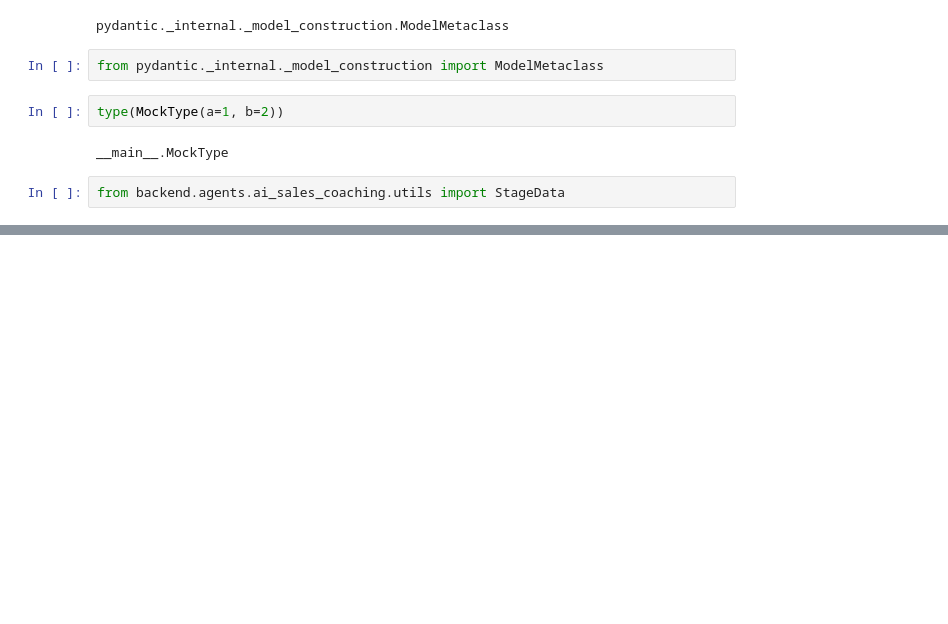
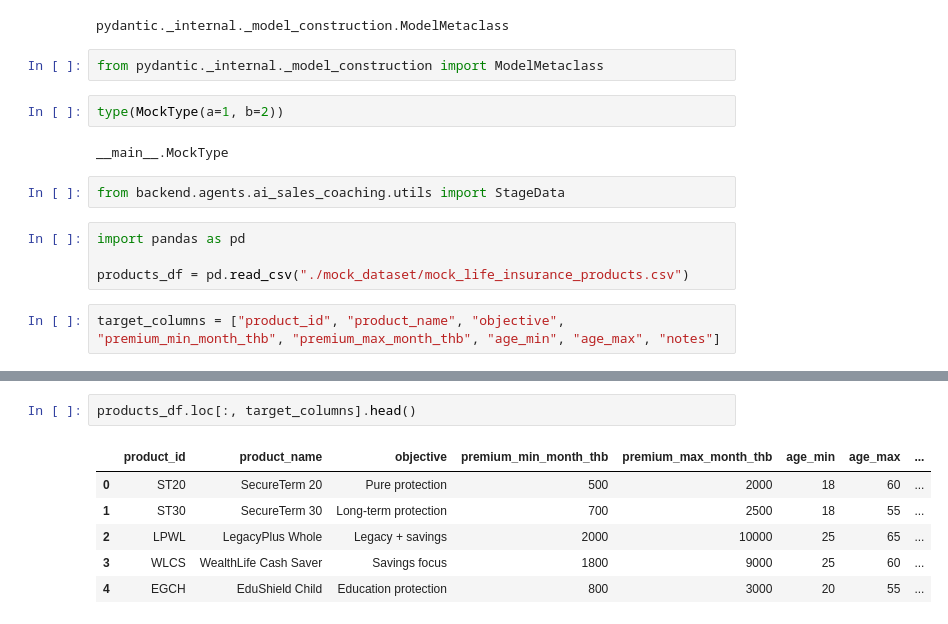
Before and after one commit to datanooblol/leonidas-hermes, a Jupyter notebook: backend/test_idea.ipynb, the cells around one changed output, grey strips where cells are left out. Cells and saved outputs as stored; diff of their text form; blank space fills up the shorter version.

```diff
--- a/backend/test_idea.ipynb
+++ b/backend/test_idea.ipynb
@@ -756,3 +756,9 @@ type(MockType(a=1, b=2))
 __main__.MockType
 # %%
 from backend.agents.ai_sales_coaching.utils import StageData
+# %%
+import pandas as pd
+
+products_df = pd.read_csv("./mock_dataset/mock_life_insurance_products.csv")
+# %%
+target_columns = ["product_id", "product_name", "objective", "premium_min_month_thb", "premium_max_month_thb", "age_min", "age_max", "notes"]
@@ -758,0 +785,9 @@ from backend.agents.ai_sales_coaching.utils import StageData
+# %%
+products_df.loc[:, target_columns].head()
+# %% [output]
+|  | product_id | product_name | objective | premium_min_month_thb | premium_max_month_thb | age_min | age_max | ... |
+| 0 | ST20 | SecureTerm 20 | Pure protection | 500 | 2000 | 18 | 60 | ... |
+| 1 | ST30 | SecureTerm 30 | Long-term protection | 700 | 2500 | 18 | 55 | ... |
+| 2 | LPWL | LegacyPlus Whole | Legacy + savings | 2000 | 10000 | 25 | 65 | ... |
+| 3 | WLCS | WealthLife Cash Saver | Savings focus | 1800 | 9000 | 25 | 60 | ... |
+| 4 | EGCH | EduShield Child | Education protection | 800 | 3000 | 20 | 55 | ... |
```
Also changed, not shown: parts of 1 cell of this notebook, 8 other files.
